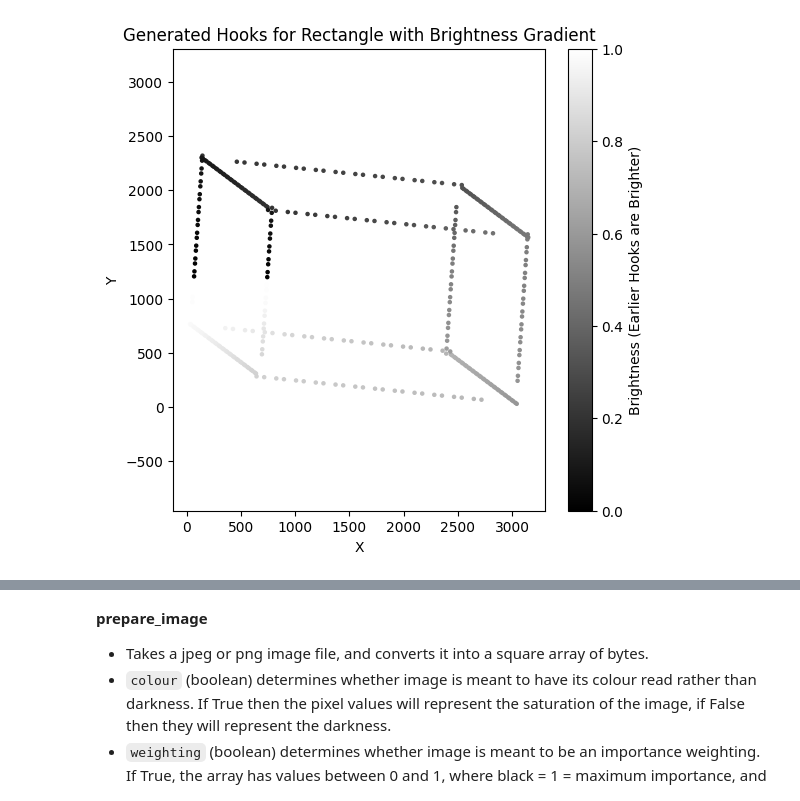
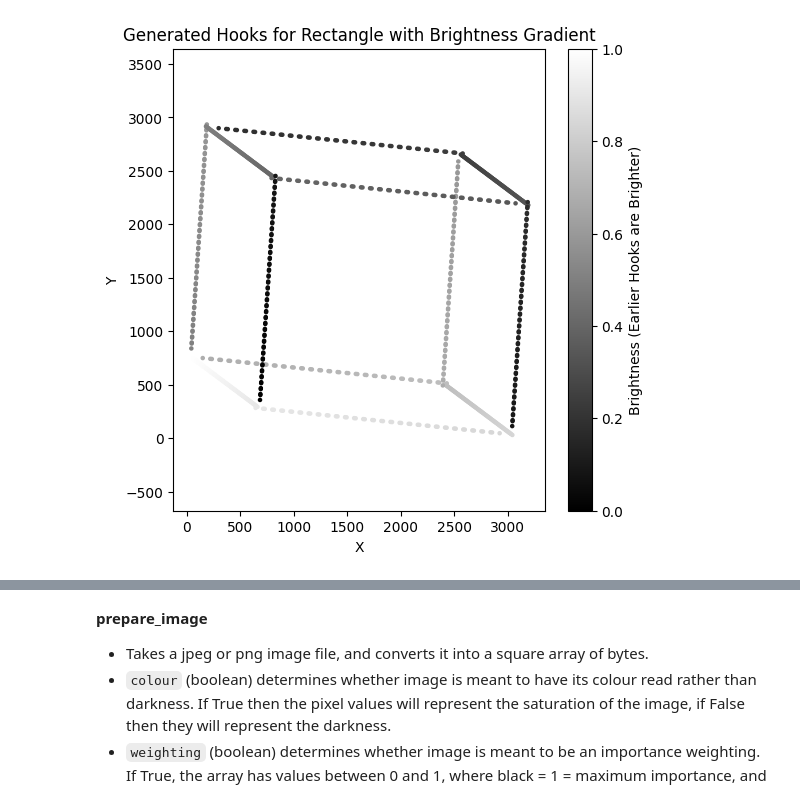
Before and after one commit to arunim1/3d-thread-art, a Jupyter notebook: generation.ipynb, the cells around one changed output, grey strips where cells are left out. Drawn from its saved outputs; the diff is of its cells as text; code cells hidden in the pictures.

```diff
--- a/generation.ipynb
+++ b/generation.ipynb
@@ -107,70 +132,40 @@ def generate_hooks_prism(dist_between_hooks, side_size1, side_size2, side_size3,
     ax3_minus = ax3 - eps
     # interleaving:
     ax3 = np.stack((ax3_minus, ax3_plus)).ravel(order='F')
     side1 = np.stack((ax1, np.zeros_like(ax1), np.zeros_like(ax1))).T
     side6 = np.stack((np.full_like(ax2, s1), ax2, np.zeros_like(ax2))).T
     side5 = np.stack((s1 - ax1, np.full_like(ax1, s2), np.zeros_like(ax1))).T
     side4 = np.stack((np.zeros_like(ax2), s2 - ax2, np.zeros_like(ax2))).T
     side7 = np.stack((ax1, np.zeros_like(ax1), np.full_like(ax1, s3))).T
     side8 = np.stack((np.full_like(ax2, s1), ax2, np.full_like(ax2, s3))).T
     side9 = np.stack((s1 - ax1, np.full_like(ax1, s2), np.full_like(ax1, s3))).T
 
     side10 = np.stack((np.zeros_like(ax2), s2 - ax2, np.full_like(ax2, s3))).T
     side2 = np.stack((np.zeros_like(ax3), np.zeros_like(ax3), s3 - ax3)).T
     side3 = np.stack((np.zeros_like(ax3), np.full_like(ax3, s2), ax3)).T
     side11 = np.stack((np.full_like(ax3, s1), np.full_like(ax3, s2), s3 - ax3)).T
     side12 = np.stack((np.full_like(ax3, s1), np.zeros_like(ax3), s3 - ax3)).T
 
     hooks = np.concatenate((side1, side6, side5, side4, side3, side2, side7, side8, side9, side10, side11, side12), axis=0)
 
     np.random.seed(5)
-    hooks = np.matmul(hooks, np.random.randn(3, 2) / 2)  # oopsies a bit of rotation!
+    rot = np.random.randn(3, 2) / 2
 
-    # now, with hooks in 2D, we will choose a center
-    center = hooks.mean(axis=0)
-    # and then we will sort by angle, so that the hooks are in order
-    angles = np.arctan2((hooks - center)[:, 1], (hooks - center)[:, 0])
-    hooks = hooks[np.argsort(angles)]
+    hooks = np.matmul(hooks, rot)  # oopsies a bit of rotation!
+
+    # # now, with hooks in 2D, we will choose a center
+    # center = hooks.mean(axis=0)
+    # # and then we will sort by angle, so that the hooks are in order
+    # angles = np.arctan2((hooks - center)[:, 1], (hooks - center)[:, 0])
+    # hooks = hooks[np.argsort(angles)]
 
     # increase y by the minimum y value, so that the minimum y value is 0
     hooks[:, 1] -= hooks[:, 1].min() - eps
     # increase x by the minimum x value, so that the minimum x value is 0
     hooks[:, 0] -= hooks[:, 0].min() - eps
 
     return hooks
 
-# Input side lengths for the rectangle
-# rectangle_width = 1
-# rectangle_height = 0.5  # Example height, you can change this value
-# hook_real_size = 2 * (10**-2)
-# hook_pixel_size = (hook_real_size / max(rectangle_width, rectangle_height))
-# dist_between_hooks_pixels = 0.07
-
-dist_between_hooks_pixels = 150
-rectangle_width = 0.3
-rectangle_height = 0.2
-wheel_pixel_size = 3500
-wheel_real_size = np.sqrt(rectangle_width**2 + rectangle_height**2)
-rectangle_height_pixels = (rectangle_height / wheel_real_size) * wheel_pixel_size
-rectangle_width_pixels = (rectangle_width / wheel_real_size) * wheel_pixel_size
-hook_real_size = 6 * (10**-3)
-hook_pixel_size = (hook_real_size / wheel_real_size) * wheel_pixel_size
-n_hooks = int(2 * (np.floor(rectangle_width_pixels / dist_between_hooks_pixels) + np.floor(rectangle_height_pixels / dist_between_hooks_pixels)))
-
-
-hooks = generate_hooks_prism(dist_between_hooks_pixels, rectangle_width_pixels, rectangle_height_pixels, rectangle_height_pixels, hook_pixel_size)
-
-# hooks = np.matmul(hooks, np.random.randn(2, 2))  # Rotate the rectangle
-
-brightness = np.linspace(1, 0, len(hooks))  # Brighter (1) to darker (0)
-
-plt.figure(figsize=(6, 6))
-plt.scatter(hooks[:, 0], hooks[:, 1], s=5, c=brightness, cmap='gray')
-plt.title("Generated Hooks for Rectangle with Brightness Gradient")
-plt.xlabel("X")
-plt.ylabel("Y")
-plt.axis("equal")
-plt.colorbar(label='Brightness (Earlier Hooks are Brighter)')
-plt.show()
+plot_gen_hooks_example('prism')
 # %% [output]
-[figure, old version]
+[figure, new version]
```
Also changed, not shown: parts of 25 cells of this notebook, 33 other files.
